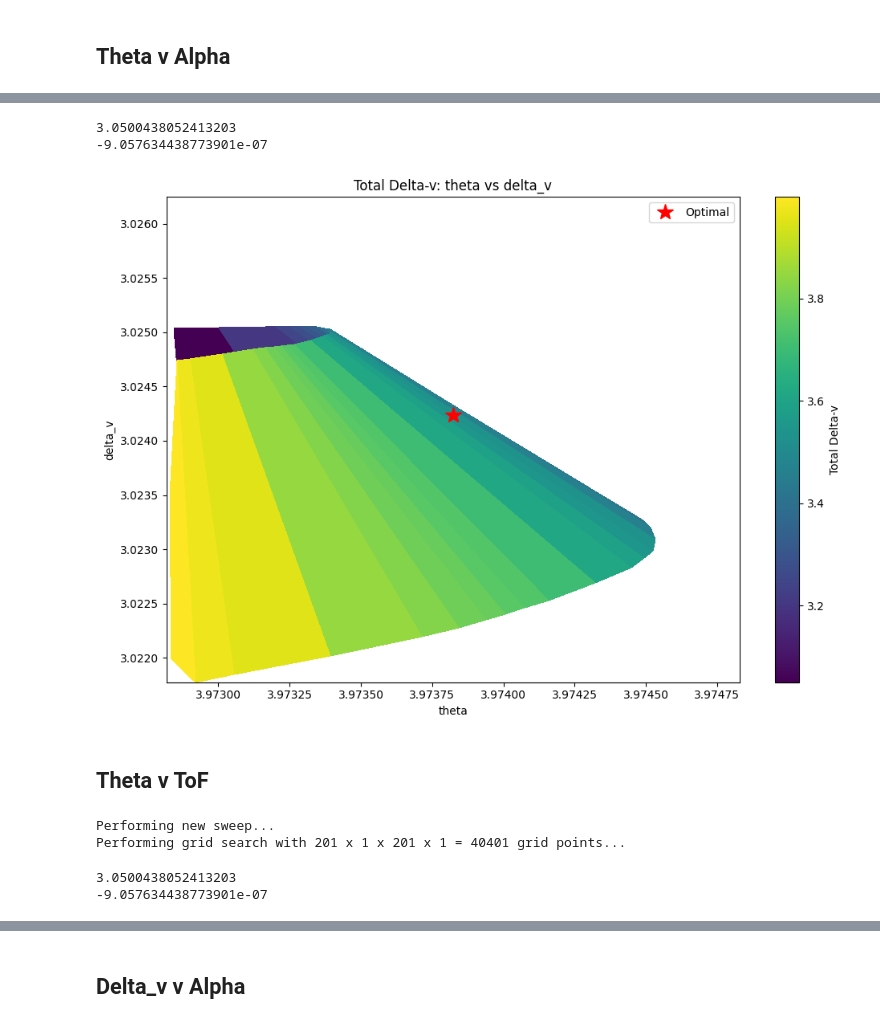
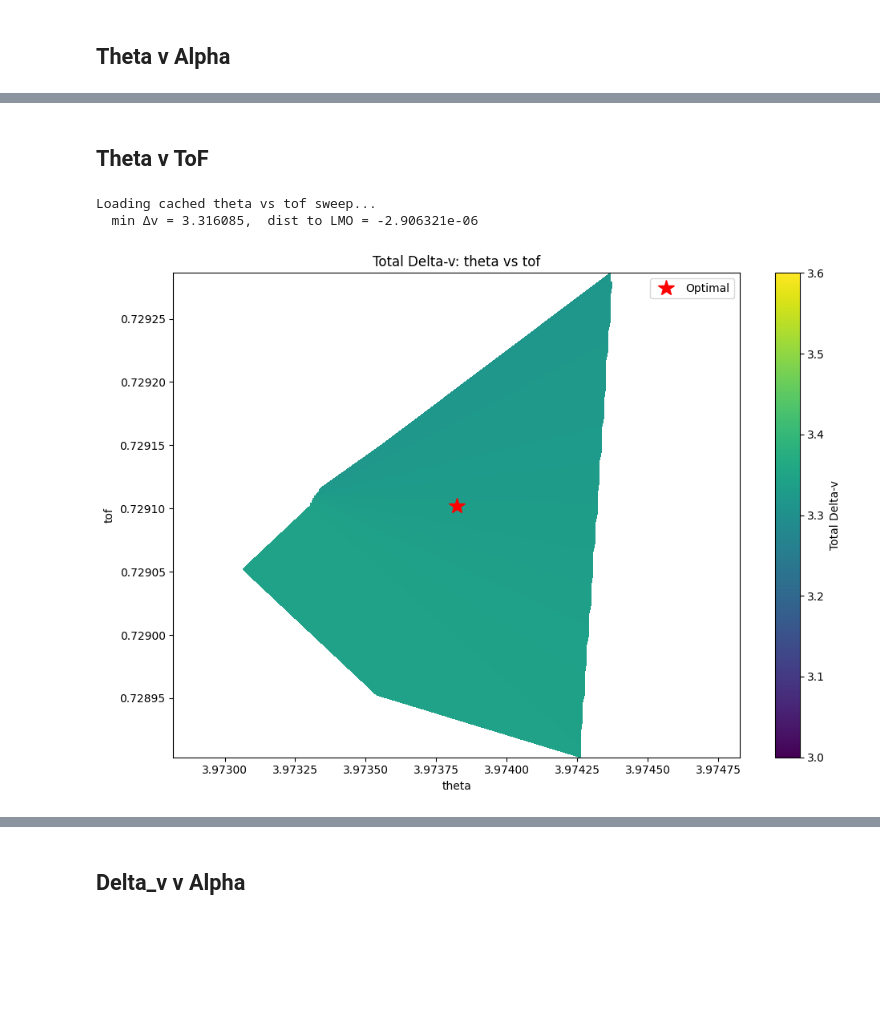
Before and after one commit to samcoulthurst/TrajectoryOptimizer, a Jupyter notebook: notebooks/sensitivites.ipynb, the cells around one changed output, grey strips where cells are left out. Cells and saved outputs as stored; diff of their text form; code cells hidden in the pictures; blank space fills up the shorter version.

```diff
--- a/notebooks/sensitivites.ipynb
+++ b/notebooks/sensitivites.ipynb
@@ -124,28 +105,8 @@ total_delta_v = theta_alpha_sweep['total_delta_v'].values
-# %%
-min_row_2 = theta_alpha_sweep.loc[theta_alpha_sweep['total_delta_v'].idxmin()].values
-print(min_row_2[4])
-print(min_row_2[5])
-# %% [output]
-3.0500438052413203
--9.057634438773901e-07
-# %%
-contour_plot(theta_alpha_sweep, 'theta', 'delta_v_angle', 201, optimals)
-# %% [output]
-[figure, removed]
 # %% [markdown]
 ## Theta v ToF
 # %%
-theta_ToF_sweep = Path("theta_ToF_sweep.npy")
-
-if theta_ToF_sweep.exists():
-    print("Loading existing sweep results...")
-    theta_ToF_sweep = np.load(theta_ToF_sweep)
-    theta_ToF_sweep = pd.DataFrame(theta_ToF_sweep, columns=['theta', 'delta_v', 'delta_v_angle', 'tof','total_delta_v','distance_to_llo'])
-else:
-    print("Performing new sweep...")
-    theta_ToF_sweep = sweep_2d(em, 'theta', theta_delta, 'tof', tof_delta, 201, optimals, leo_alt_m, lmo_alt_m)
-    np.save("theta_ToF_sweep.npy", theta_ToF_sweep.to_numpy())
-print(theta_ToF_sweep)
+theta_tof_sweep = run_sensitivity('theta', theta_delta, 'tof', tof_delta)
 # %% [output]
-Performing new sweep...
-Performing grid search with 201 x 1 x 201 x 1 = 40401 grid points...
+Loading cached theta vs tof sweep...
+  min Δv = 3.316085,  dist to LMO = -2.906321e-06
+[figure, added]
@@ -156,7 +112,0 @@ total_delta_v = theta_ToF_sweep['total_delta_v'].values
-# %%
-min_row_3 = theta_ToF_sweep.loc[theta_ToF_sweep['total_delta_v'].idxmin()].values
-print(min_row_3[4])
-print(min_row_3[5])
-# %% [output]
-3.0500438052413203
--9.057634438773901e-07
```
Also changed, not shown: parts of 13 cells of this notebook, 8 other files.
